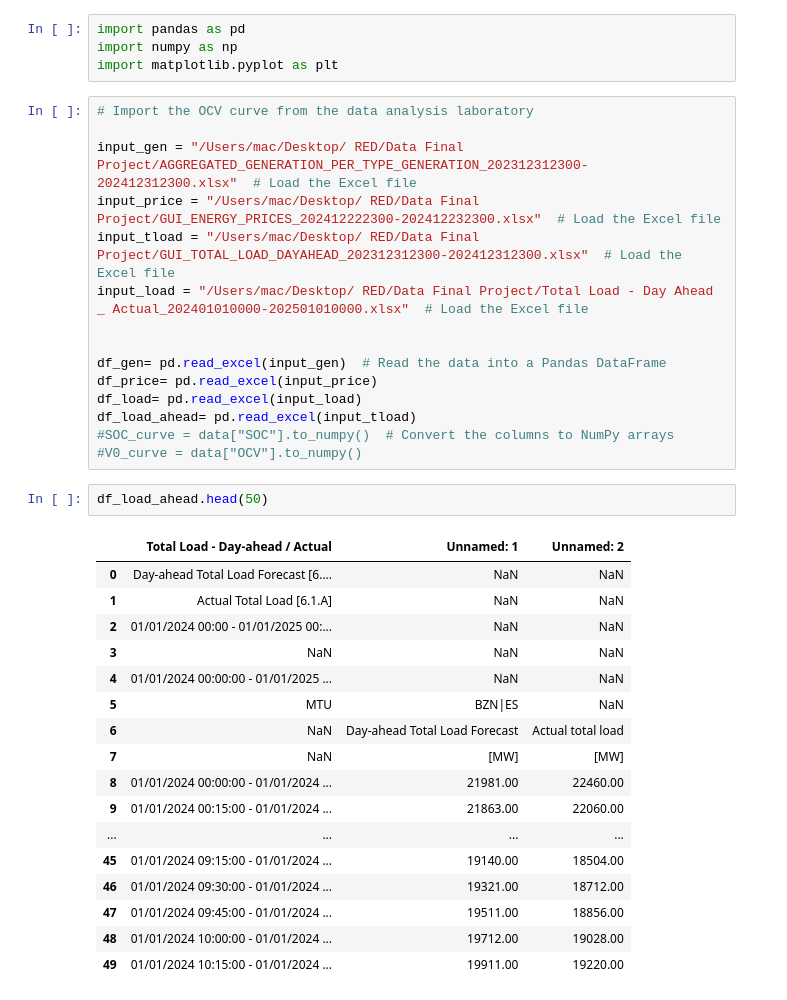
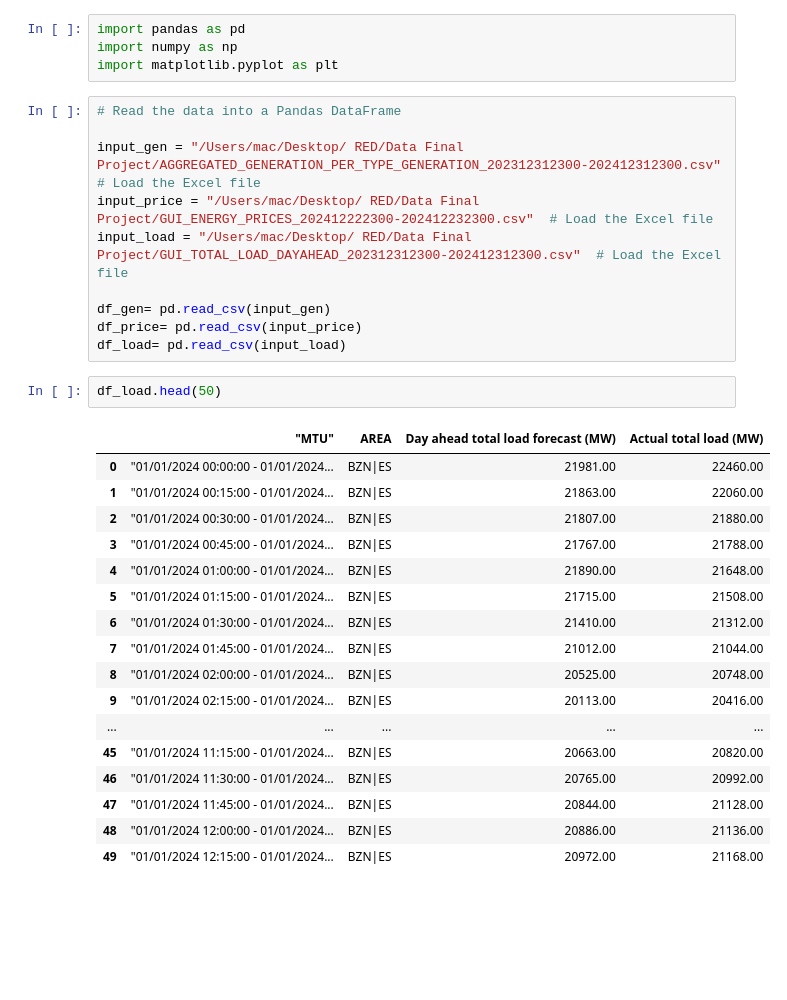
Before and after one commit to saeed-sohbatloo/Data-Engineering1-Final-Project, a Jupyter notebook: notebooks/Data Engeenering final Project.ipynb, the cells around one changed output. Saved outputs shown, nothing was run; the diff lists cells and outputs as text; blank space fills up the shorter version.

Commit message:
Update project files and add new data

```diff
--- a/notebooks/Data Engeenering final Project.ipynb
+++ b/notebooks/Data Engeenering final Project.ipynb
@@ -3,37 +3,32 @@ import pandas as pd
 import numpy as np
 import matplotlib.pyplot as plt
 # %%
-# Import the OCV curve from the data analysis laboratory
+# Read the data into a Pandas DataFrame
 
-input_gen = "/Users/mac/Desktop/ RED/Data Final Project/AGGREGATED_GENERATION_PER_TYPE_GENERATION_202312312300-202412312300.xlsx"  # Load the Excel file
-input_price = "/Users/mac/Desktop/ RED/Data Final Project/GUI_ENERGY_PRICES_202412222300-202412232300.xlsx"  # Load the Excel file
-input_tload = "/Users/mac/Desktop/ RED/Data Final Project/GUI_TOTAL_LOAD_DAYAHEAD_202312312300-202412312300.xlsx"  # Load the Excel file
-input_load = "/Users/mac/Desktop/ RED/Data Final Project/Total Load - Day Ahead _ Actual_202401010000-202501010000.xlsx"  # Load the Excel file
+input_gen = "/Users/mac/Desktop/ RED/Data Final Project/AGGREGATED_GENERATION_PER_TYPE_GENERATION_202312312300-202412312300.csv"  # Load the Excel file
+input_price = "/Users/mac/Desktop/ RED/Data Final Project/GUI_ENERGY_PRICES_202412222300-202412232300.csv"  # Load the Excel file
+input_load = "/Users/mac/Desktop/ RED/Data Final Project/GUI_TOTAL_LOAD_DAYAHEAD_202312312300-202412312300.csv"  # Load the Excel file
 
-
-df_gen= pd.read_excel(input_gen)  # Read the data into a Pandas DataFrame
-df_price= pd.read_excel(input_price)
-df_load= pd.read_excel(input_load)
-df_load_ahead= pd.read_excel(input_tload)
-#SOC_curve = data["SOC"].to_numpy()  # Convert the columns to NumPy arrays
-#V0_curve = data["OCV"].to_numpy()
+df_gen= pd.read_csv(input_gen)
+df_price= pd.read_csv(input_price)
+df_load= pd.read_csv(input_load)
 # %%
-df_load_ahead.head(50)
+df_load.head(50)
 # %% [output]
-|  | Total Load - Day-ahead / Actual | Unnamed: 1 | Unnamed: 2 |
-| 0 | Day-ahead Total Load Forecast [6.... | NaN | NaN |
-| 1 | Actual Total Load [6.1.A] | NaN | NaN |
-| 2 | 01/01/2024 00:00 - 01/01/2025 00:... | NaN | NaN |
-| 3 | NaN | NaN | NaN |
-| 4 | 01/01/2024 00:00:00 - 01/01/2025 ... | NaN | NaN |
-| 5 | MTU | BZN|ES | NaN |
-| 6 | NaN | Day-ahead Total Load Forecast | Actual total load |
-| 7 | NaN | [MW] | [MW] |
-| 8 | 01/01/2024 00:00:00 - 01/01/2024 ... | 21981.00 | 22460.00 |
-| 9 | 01/01/2024 00:15:00 - 01/01/2024 ... | 21863.00 | 22060.00 |
-| ... | ... | ... | ... |
-| 45 | 01/01/2024 09:15:00 - 01/01/2024 ... | 19140.00 | 18504.00 |
-| 46 | 01/01/2024 09:30:00 - 01/01/2024 ... | 19321.00 | 18712.00 |
-| 47 | 01/01/2024 09:45:00 - 01/01/2024 ... | 19511.00 | 18856.00 |
-| 48 | 01/01/2024 10:00:00 - 01/01/2024 ... | 19712.00 | 19028.00 |
-| 49 | 01/01/2024 10:15:00 - 01/01/2024 ... | 19911.00 | 19220.00 |
+|  | "MTU" | AREA | Day ahead total load forecast (MW) | Actual total load (MW) |
+| 0 | "01/01/2024 00:00:00 - 01/01/2024... | BZN|ES | 21981.00 | 22460.00 |
+| 1 | "01/01/2024 00:15:00 - 01/01/2024... | BZN|ES | 21863.00 | 22060.00 |
+| 2 | "01/01/2024 00:30:00 - 01/01/2024... | BZN|ES | 21807.00 | 21880.00 |
+| 3 | "01/01/2024 00:45:00 - 01/01/2024... | BZN|ES | 21767.00 | 21788.00 |
+| 4 | "01/01/2024 01:00:00 - 01/01/2024... | BZN|ES | 21890.00 | 21648.00 |
+| 5 | "01/01/2024 01:15:00 - 01/01/2024... | BZN|ES | 21715.00 | 21508.00 |
+| 6 | "01/01/2024 01:30:00 - 01/01/2024... | BZN|ES | 21410.00 | 21312.00 |
+| 7 | "01/01/2024 01:45:00 - 01/01/2024... | BZN|ES | 21012.00 | 21044.00 |
+| 8 | "01/01/2024 02:00:00 - 01/01/2024... | BZN|ES | 20525.00 | 20748.00 |
+| 9 | "01/01/2024 02:15:00 - 01/01/2024... | BZN|ES | 20113.00 | 20416.00 |
+| ... | ... | ... | ... | ... |
+| 45 | "01/01/2024 11:15:00 - 01/01/2024... | BZN|ES | 20663.00 | 20820.00 |
+| 46 | "01/01/2024 11:30:00 - 01/01/2024... | BZN|ES | 20765.00 | 20992.00 |
+| 47 | "01/01/2024 11:45:00 - 01/01/2024... | BZN|ES | 20844.00 | 21128.00 |
+| 48 | "01/01/2024 12:00:00 - 01/01/2024... | BZN|ES | 20886.00 | 21136.00 |
+| 49 | "01/01/2024 12:15:00 - 01/01/2024... | BZN|ES | 20972.00 | 21168.00 |
```
Also changed, not shown: parts of 3 cells of this notebook, 7 other files.
